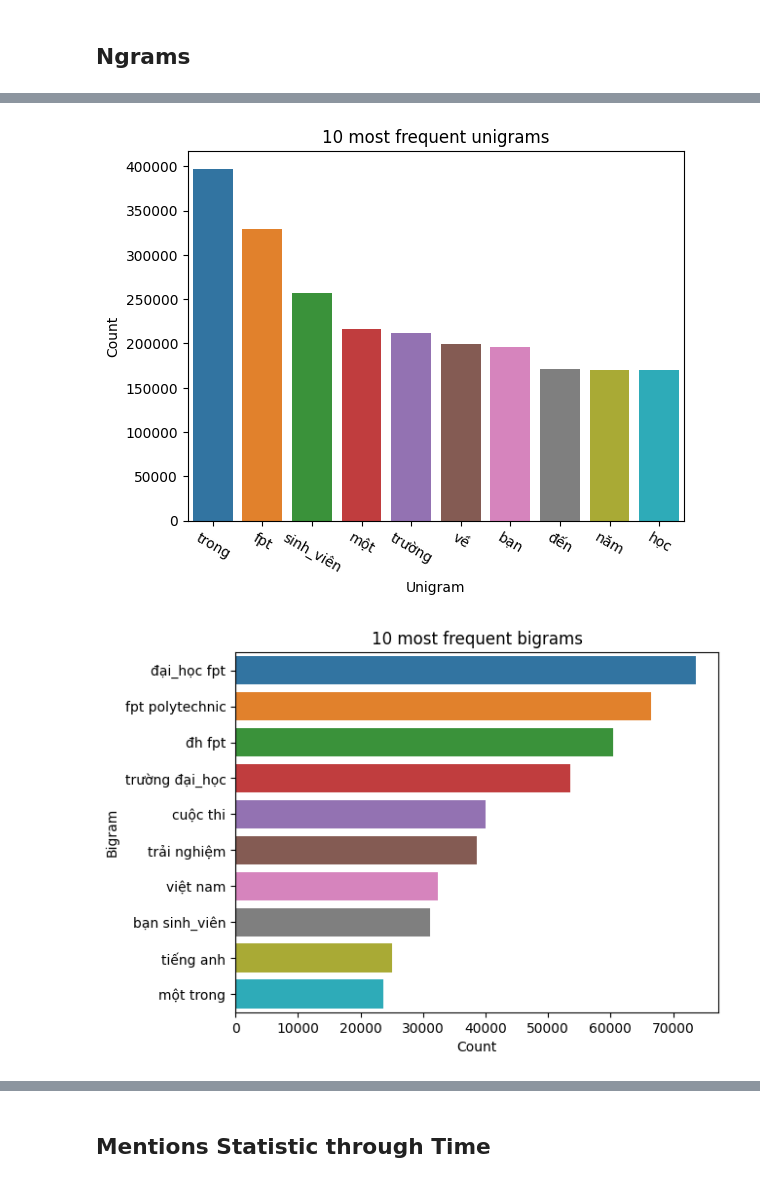
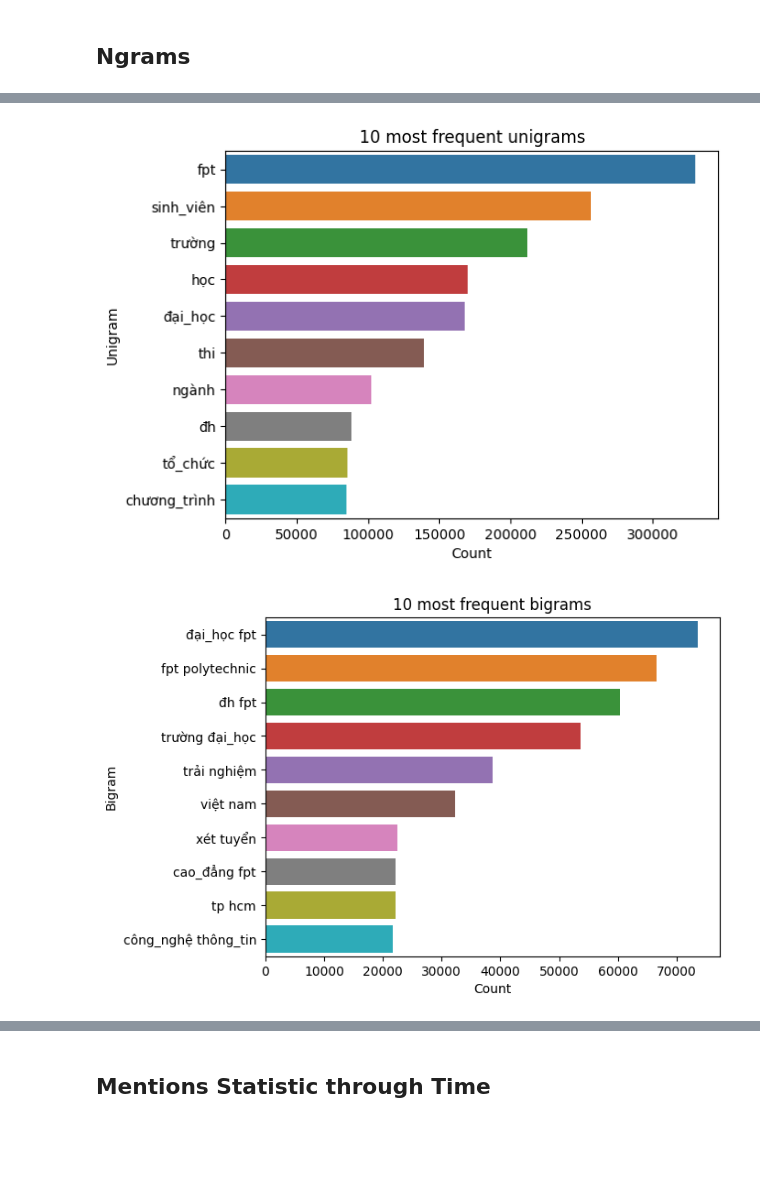
Before and after one commit to JustASimpleGuy02/fptnewshub, a Jupyter notebook: Preprocess/eda.ipynb, the cells around one changed output, grey strips where cells are left out. Drawn from its saved outputs; the diff is of its cells as text; code cells hidden in the pictures; blank space fills up the shorter version.

```diff
--- a/Preprocess/eda.ipynb
+++ b/Preprocess/eda.ipynb
@@ -149,29 +132,29 @@ df_content_unigrams
 # %%
 N = 10
 # df_content_unigrams = plot_ngrams(n=1, N=N)
 df_content_unigrams = read_csv('../Ngrams_CSV/df_content_unigrams.csv')
-sns.barplot(y=df_content_unigrams['1'][:N], x=df_content_unigrams['0'][:N])
+sns.barplot(y=df_content_unigrams['0'][:N], x=df_content_unigrams['1'][:N])
 plt.title(f"{N} most frequent unigrams")
-plt.xlabel("Unigram")
-plt.ylabel("Count")
-plt.xticks(rotation = -30);
+plt.ylabel("Unigram")
+plt.xlabel("Count")
+# plt.xticks(rotation = -30);
 plt.savefig('../Images/unigrams.png')
-# df_content_unigrams.to_csv('../Ngrams_CSV/df_content_unigrams.csv', index=None)
+df_content_unigrams.to_csv('../Ngrams_CSV/df_content_unigrams.csv', index=None)
 # %% [output]
-[figure, old version]
+[figure, new version]
 # %%
-# df_content_bigrams = plot_ngrams(n=2, N=N)
-df_content_bigrams = read_csv('../Ngrams_CSV/df_content_bigrams.csv')
+df_content_bigrams = plot_ngrams(n=2, N=N)
+# df_content_bigrams = read_csv('../Ngrams_CSV/df_content_bigrams.csv')
 # sns.barplot(y=['\n'.join(w.split(' ')) for w in df_content_bigrams['0'][:N]],
 #             x=df_content_bigrams['1'][:N])
-sns.barplot(y=df_content_bigrams['0'][:N],
-            x=df_content_bigrams['1'][:N])
+# sns.barplot(y=df_content_bigrams['0'][:N],
+#             x=df_content_bigrams['1'][:N])
 plt.title(f"{N} most frequent bigrams")
 plt.ylabel("Bigram")
 plt.xlabel("Count")
 # plt.yticks(rotation = -90);
 plt.savefig('../Images/bigrams.png', bbox_inches='tight')
-# df_content_bigrams.to_csv('../Ngrams_CSV/df_content_bigrams.csv')
+df_content_bigrams.to_csv('../Ngrams_CSV/df_content_bigrams.csv')
 # %% [output]
-[figure, old version]
+[figure, new version]
 # %%
```
Also changed, not shown: parts of 4 cells of this notebook, 4 other files.
